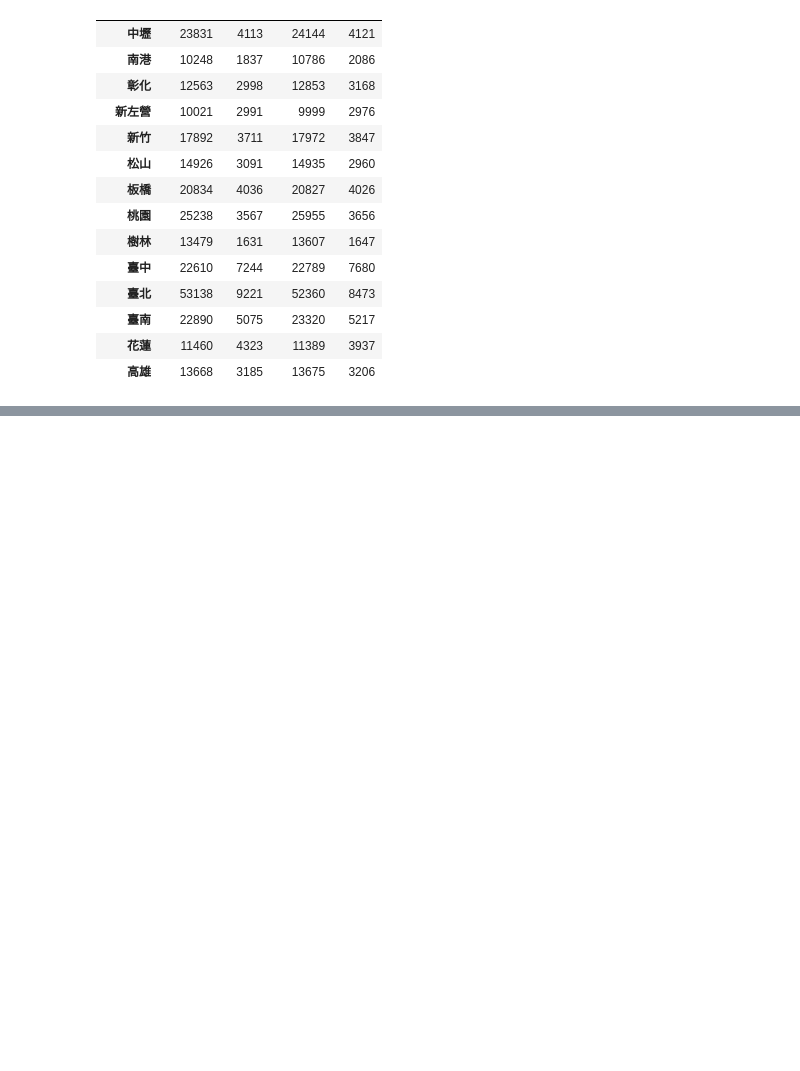
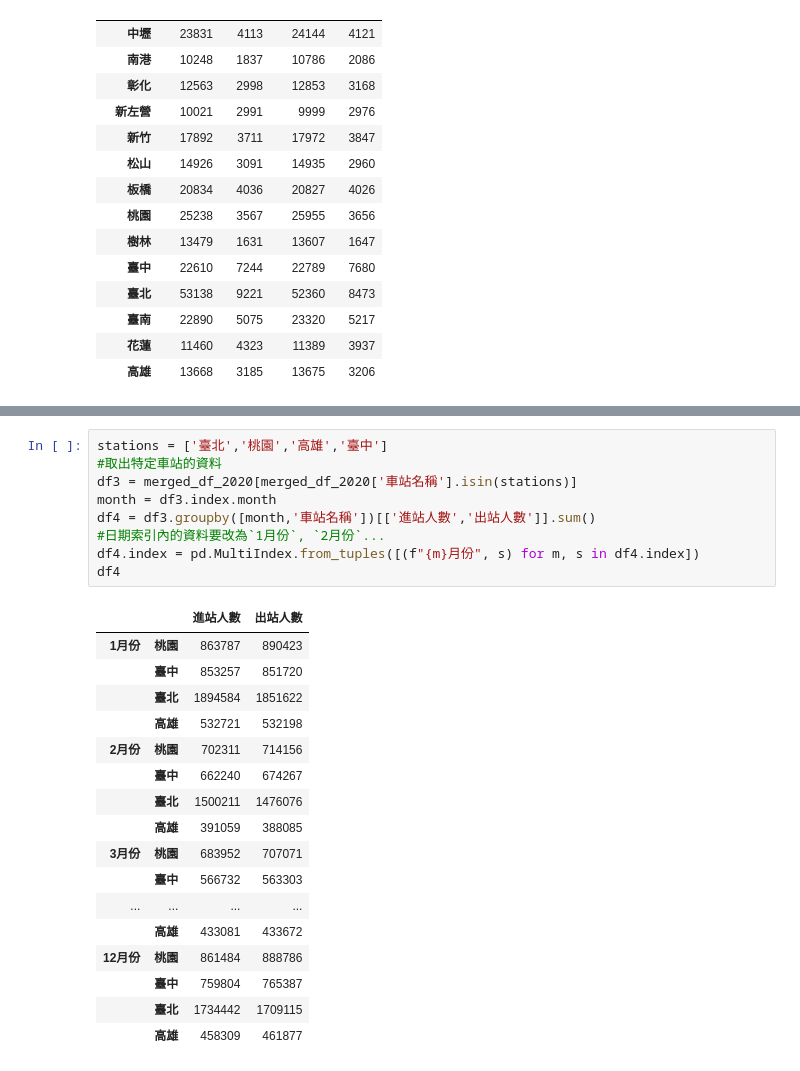
Before and after one commit to Eraylee27/2025_06_30, a Jupyter notebook: lesson20/lesson20_3.ipynb, the cells around one changed output, grey strips where cells are left out. Cells and saved outputs as stored; diff of their text form; blank space fills up the shorter version.

```diff
--- a/lesson20/lesson20_3.ipynb
+++ b/lesson20/lesson20_3.ipynb
@@ -116,0 +144,27 @@ result
+# %%
+stations = ['臺北','桃園','高雄','臺中']
+#取出特定車站的資料
+df3 = merged_df_2020[merged_df_2020['車站名稱'].isin(stations)]
+month = df3.index.month
+df4 = df3.groupby([month,'車站名稱'])[['進站人數','出站人數']].sum()
+#日期索引內的資料要改為`1月份`, `2月份`...
+df4.index = pd.MultiIndex.from_tuples([(f"{m}月份", s) for m, s in df4.index])
+df4
+# %% [output]
+|  |  | 進站人數 | 出站人數 |
+| 1月份 | 桃園 | 863787 | 890423 |
+|  | 臺中 | 853257 | 851720 |
+|  | 臺北 | 1894584 | 1851622 |
+|  | 高雄 | 532721 | 532198 |
+| 2月份 | 桃園 | 702311 | 714156 |
+|  | 臺中 | 662240 | 674267 |
+|  | 臺北 | 1500211 | 1476076 |
+|  | 高雄 | 391059 | 388085 |
+| 3月份 | 桃園 | 683952 | 707071 |
+|  | 臺中 | 566732 | 563303 |
+| ... | ... | ... | ... |
+|  | 高雄 | 433081 | 433672 |
+| 12月份 | 桃園 | 861484 | 888786 |
+|  | 臺中 | 759804 | 765387 |
+|  | 臺北 | 1734442 | 1709115 |
+|  | 高雄 | 458309 | 461877 |
```
Also changed, not shown: parts of 1 cell of this notebook, 2 other files.
